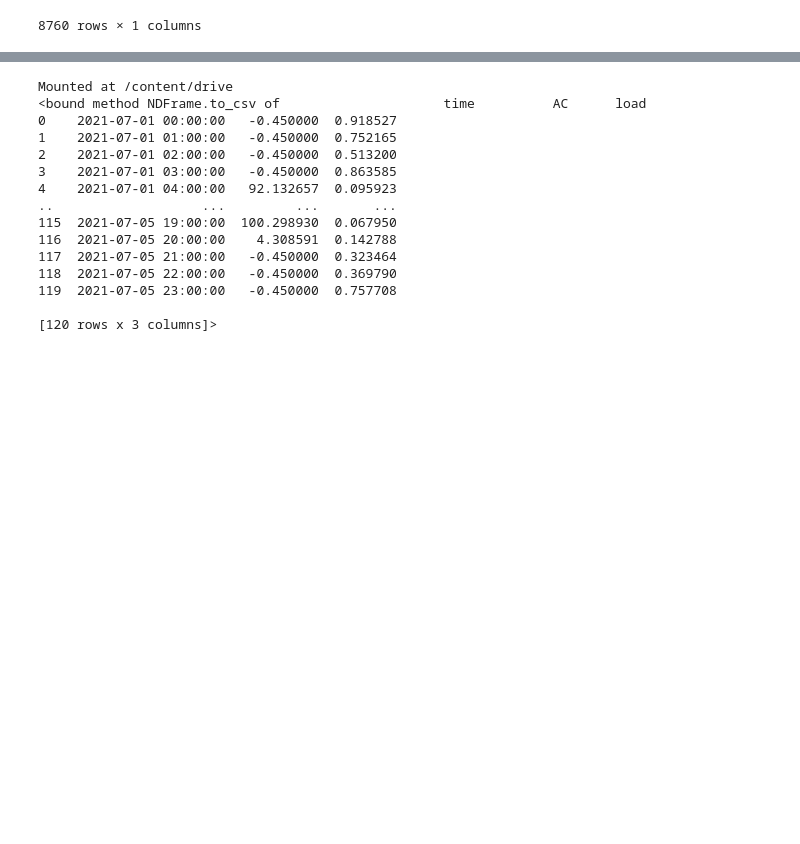
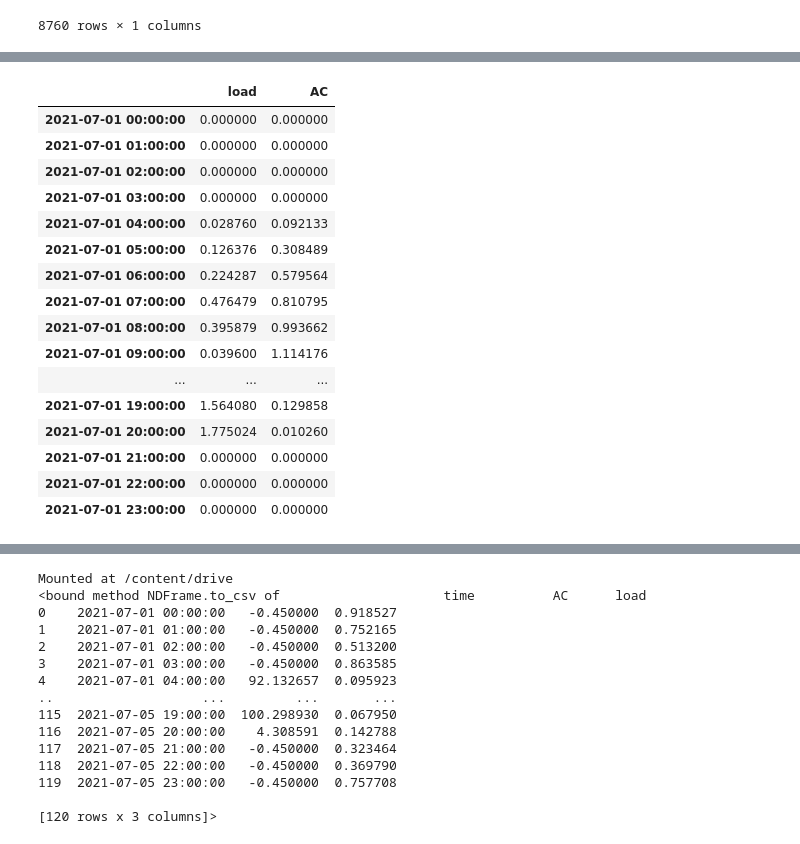
Before and after one commit to Shai670/Residential_consumption_modeling, a Jupyter notebook: Battery.ipynb, the cells around one changed output, grey strips where cells are left out. Drawn from its saved outputs; the diff is of its cells as text; code cells hidden in the pictures; blank space fills up the shorter version.

```diff
--- a/Battery.ipynb
+++ b/Battery.ipynb
@@ -232,0 +242,23 @@ plt.plot(df['AC'].loc['2021-07-01' : '2021-07-05'])
+# %%
+dataset = pd.merge(load, pv, left_index=True, right_index=True, how='outer').dropna()
+dataset[dataset['AC'] < 0] = 0
+dataset['AC'] *= 1e-3
+dataset
+# %% [output]
+|  | load | AC |
+| 2021-07-01 00:00:00 | 0.000000 | 0.000000 |
+| 2021-07-01 01:00:00 | 0.000000 | 0.000000 |
+| 2021-07-01 02:00:00 | 0.000000 | 0.000000 |
+| 2021-07-01 03:00:00 | 0.000000 | 0.000000 |
+| 2021-07-01 04:00:00 | 0.028760 | 0.092133 |
+| 2021-07-01 05:00:00 | 0.126376 | 0.308489 |
+| 2021-07-01 06:00:00 | 0.224287 | 0.579564 |
+| 2021-07-01 07:00:00 | 0.476479 | 0.810795 |
+| 2021-07-01 08:00:00 | 0.395879 | 0.993662 |
+| 2021-07-01 09:00:00 | 0.039600 | 1.114176 |
+| ... | ... | ... |
+| 2021-07-01 19:00:00 | 1.564080 | 0.129858 |
+| 2021-07-01 20:00:00 | 1.775024 | 0.010260 |
+| 2021-07-01 21:00:00 | 0.000000 | 0.000000 |
+| 2021-07-01 22:00:00 | 0.000000 | 0.000000 |
+| 2021-07-01 23:00:00 | 0.000000 | 0.000000 |
```
Also changed, not shown: parts of 6 cells of this notebook.
